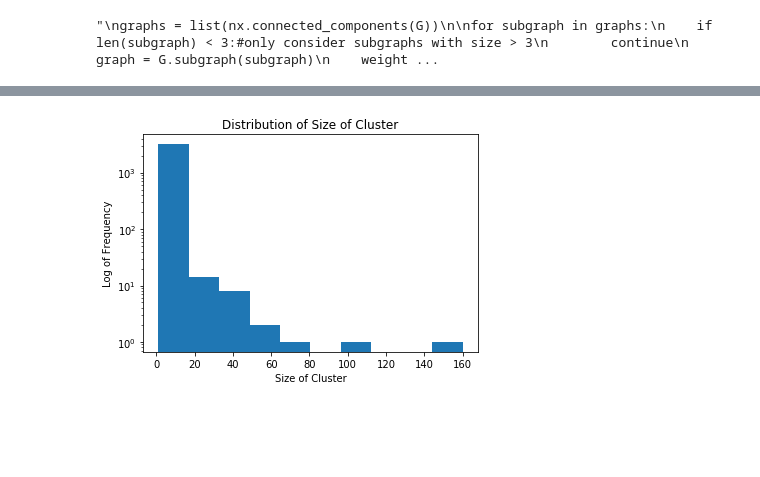
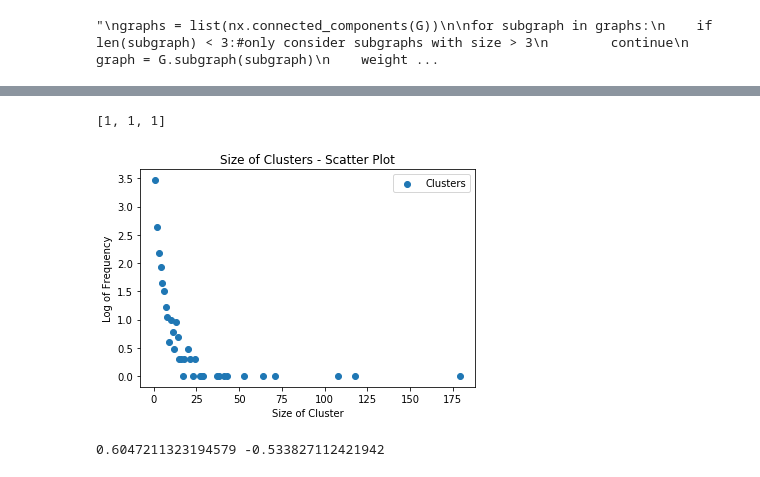
Before and after one commit to jzh001/Social-Network-Structure-in-Common-Interest-Communities, a Jupyter notebook: notebook.ipynb, the cells around one changed output, grey strips where cells are left out. Cells and saved outputs as stored; diff of their text form; code cells hidden in the pictures; blank space fills up the shorter version.

```diff
--- a/notebook.ipynb
+++ b/notebook.ipynb
@@ -67,3 +116,0 @@ for user in users:
-# %%
-for edge in edges:
-    G.add_edge(edge[0], edge[1], weight = edges[edge])
@@ -252,5 +281,5 @@ Mean Squared Error = 0.030473808830360348
 # %%
-def cluster(sim):
+def cluster(sim):#to generate full graph, used for point query
     GC_split = nx.Graph()
     GC_split.add_nodes_from(GC.nodes())
     for u,v in GC.edges():
@@ -258,4 +287,6 @@ def cluster(sim):
             GC_split.add_edge(u,v)
             GC_split[u][v]['weight'] = GC[u][v]['weight']
             GC_split[u][v]['similarity'] = GC[u][v]['similarity']
+            GC_split[u][v]['releases'] = GC[u][v]['releases']
+            GC_split[u][v]['year'] = GC[u][v]['year']
     return GC_split
@@ -308,21 +380,22 @@ plt.savefig('Graph of Cluster Entropy against Similarity')
 '''for x in sim_x[:20]:
     print(x,clusterentropy(x))'''
 #maximum
-#0.07,1.0302546261242758
-'''for x in range(60,80):
+#0.06 1.0180232860911245
+'''for x in range(50,70):
     print(x/1e3,clusterentropy(x/1e3))'''
 #maximum
-#0.067 1.061786419877182
-#0.068 1.0614383510267185
-'''for x in range(660,680):
+#0.059 1.0186413830630547
+'''for x in range(580,600):
     print(x/1e4,clusterentropy(x/1e4))'''
 #maximum
-#0.0674 1.061786419877182
-'''for x in range(6730,6750):
+#0.0589 1.0186413830630547
+#0.0597 1.0186413830630547
+#mean = 0.0593
+'''for x in range(5880,5900):
     print(x/1e5,clusterentropy(x/1e5))'''
-#maximum
-#0.06741 1.061786419877182
-#Therefore, optimal similarity value is determined to be 0.067
-optsim = 0.067 #this value is determined for when posScore = 75
+#Therefore, optimal similarity value is determined to be 0.0593
+#which is the mean of the lower and upper bounds of the range which yields maximum (i.e. threshold) similarity
+optsim = 0.0593 #this value is determined for when posScore = 75
+#when posScore = 83 at 50th percentile, optsim = 0.67
 print(optsim,clusterentropy(optsim))
 # %% [output]
@@ -332 +405,8 @@ DG = cluster(optsim)#disjointed graph (i.e. after removing edges with similarity
 comp = components(DG)
+# %%
+dist_size = []
+tmp = clt.Counter(len(x) for x in comp)
+for y in tmp:
+    dist_size.append((y,tmp[y]))
+dist_size = sorted(dist_size)
+print(dist_size)
@@ -333,10 +423,13 @@ comp = components(DG)
 # %%
-#clt.Counter(len(x) for x in comp)
+list(sorted([len(x) for x in comp]))[:3] #three largest clusters
+# %% [output]
+[1, 1, 1]
 # %%
-plt.title('Distribution of Size of Cluster')
+plt.title('Size of Clusters - Scatter Plot')
 plt.xlabel('Size of Cluster')
 plt.ylabel('Log of Frequency')
-plt.hist([len(x) for x in comp], log = True)
-plt.savefig('Distribution of Size of Cluster')
+plt.scatter([x[0] for x in dist_size], [math.log10(x[1]) for x in dist_size],label = 'Clusters')
+plt.legend()
+plt.savefig('Size of Clusters - Scatter Plot')
 # %% [output]
-[figure, old version]
+[figure, new version]
@@ -342,0 +450,5 @@ plt.savefig('Distribution of Size of Cluster')
+# %%
+m1,c1 = np.polyfit(bands_x, bands_y, 1)#polynomial degree 1 (i.e. linear)
+print(m1,c1)
+# %% [output]
+0.6047211323194579 -0.533827112421942
```
Also changed, not shown: parts of 43 cells of this notebook.
